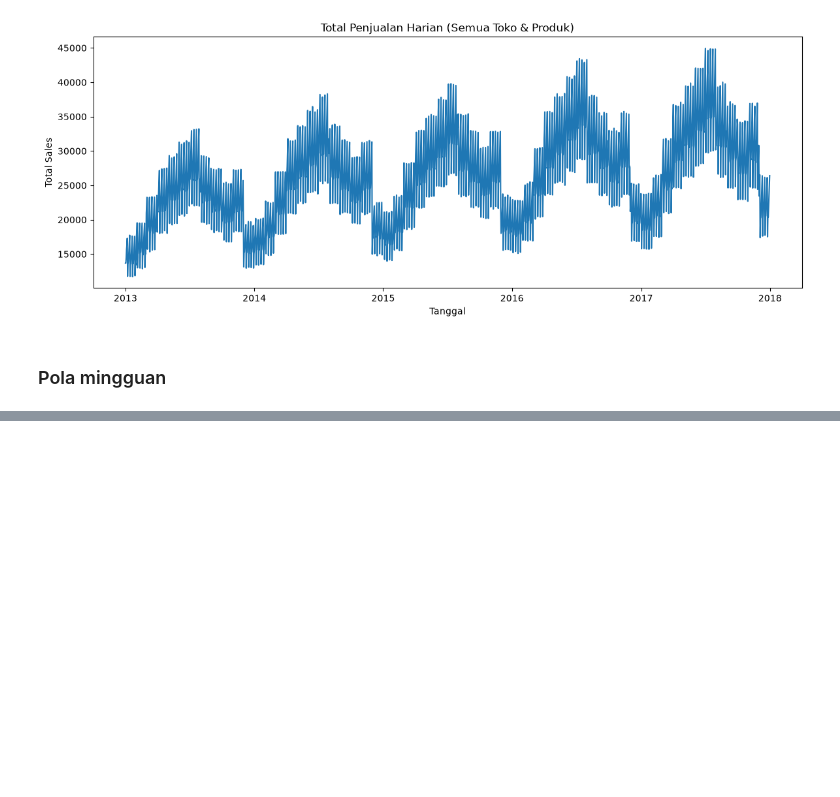
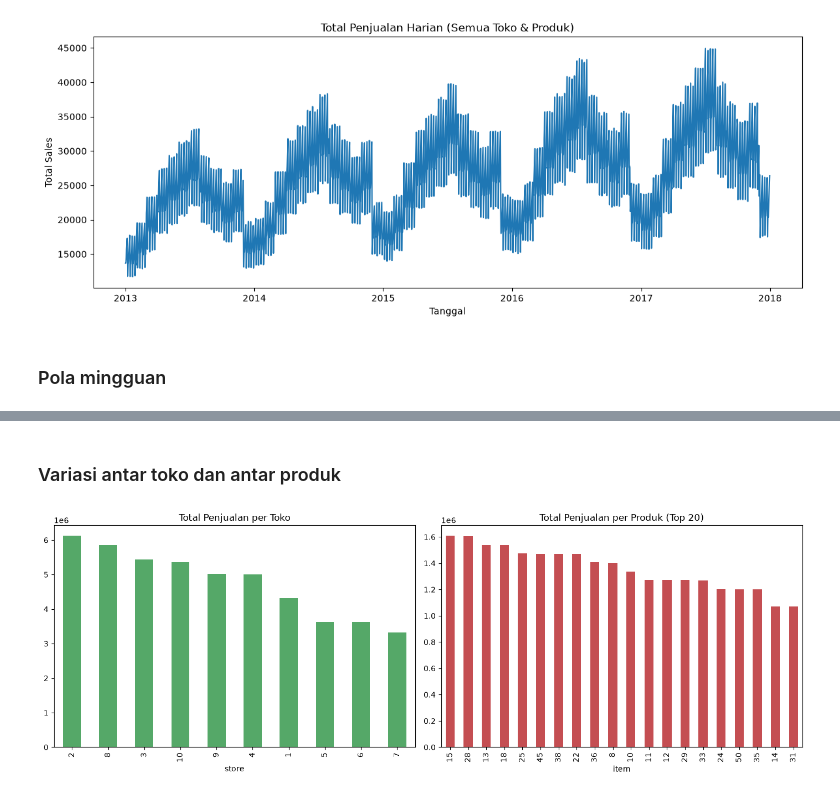
Before and after one commit to NatanaelAlbert22/retail-demand-forecasting, a Jupyter notebook: notebooks/01_eda_timeseries.ipynb, the cells around one changed output, grey strips where cells are left out. Drawn from its saved outputs; the diff is of its cells as text; code cells hidden in the pictures; blank space fills up the shorter version.

```diff
--- a/notebooks/01_eda_timeseries.ipynb
+++ b/notebooks/01_eda_timeseries.ipynb
@@ -40,0 +57,16 @@ plt.show()
+# %% [markdown]
+### Variasi antar toko dan antar produk
+# %%
+store_totals = df.groupby("store")["sales"].sum().sort_values(ascending=False)
+item_totals = df.groupby("item")["sales"].sum().sort_values(ascending=False)
+
+fig, axes = plt.subplots(1, 2, figsize=(14, 5))
+store_totals.plot(kind="bar", ax=axes[0], color="#55A868")
+axes[0].set_title("Total Penjualan per Toko")
+item_totals.head(20).plot(kind="bar", ax=axes[1], color="#C44E52")
+axes[1].set_title("Total Penjualan per Produk (Top 20)")
+plt.tight_layout()
+plt.savefig("../reports/store_item_variation.png", dpi=150)
+plt.show()
+# %% [output]
+[figure, added]
```
Also changed, not shown: parts of 1 cell of this notebook, 1 other file.
